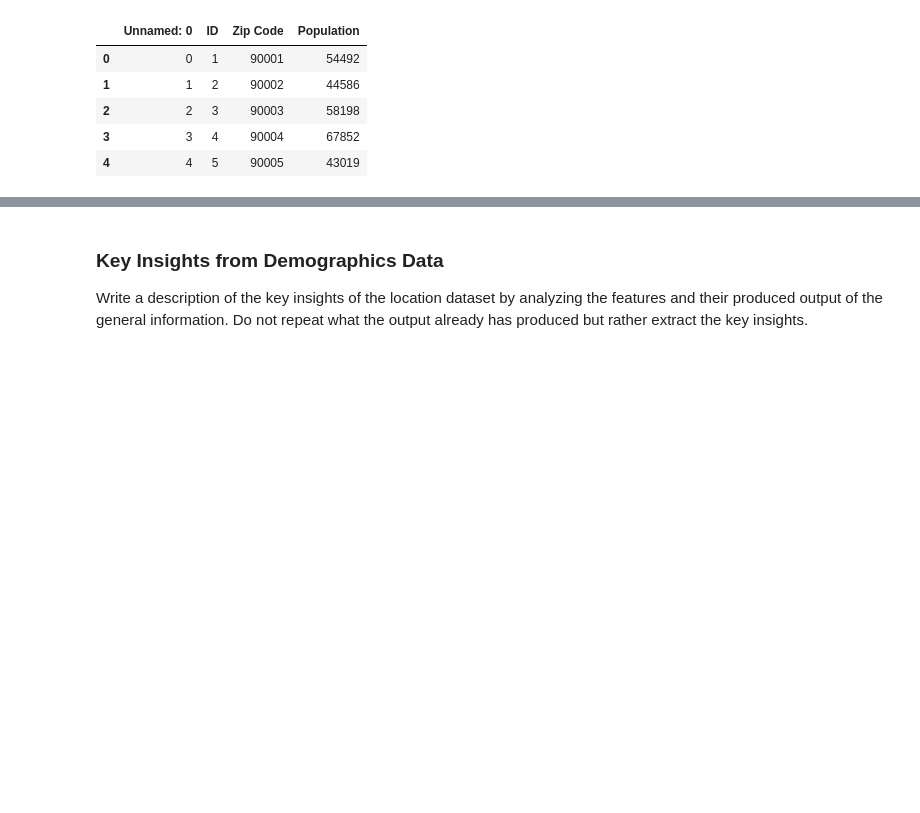
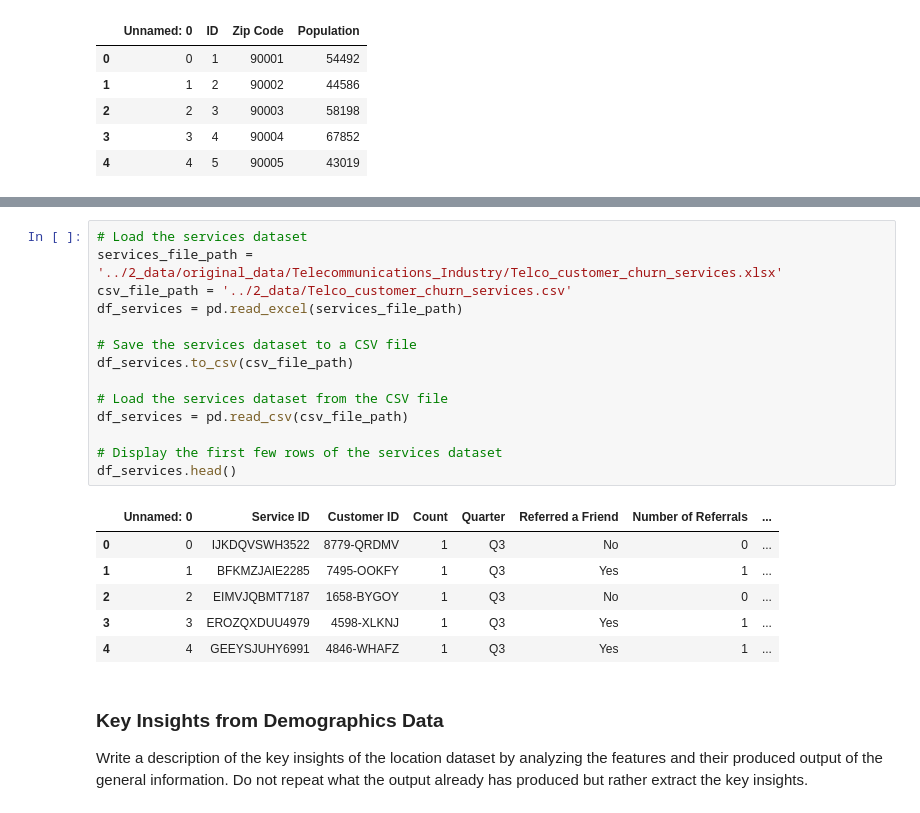
Before and after one commit to eelisee/telco-customer-churn, a Jupyter notebook: 3_preprocessing/preprocessing.ipynb, the cells around one changed output, grey strips where cells are left out. Drawn from its saved outputs; the diff is of its cells as text; blank space fills up the shorter version.

```diff
--- a/3_preprocessing/preprocessing.ipynb
+++ b/3_preprocessing/preprocessing.ipynb
@@ -385,3 +432,24 @@ Write a description of the key insights of the location dataset by analyzing the
+# %%
+# Load the services dataset
+services_file_path = '../2_data/original_data/Telecommunications_Industry/Telco_customer_churn_services.xlsx'
+csv_file_path = '../2_data/Telco_customer_churn_services.csv'
+df_services = pd.read_excel(services_file_path)
+
+# Save the services dataset to a CSV file
+df_services.to_csv(csv_file_path)
+
+# Load the services dataset from the CSV file
+df_services = pd.read_csv(csv_file_path)
+
+# Display the first few rows of the services dataset
+df_services.head()
+# %% [output]
+|  | Unnamed: 0 | Service ID | Customer ID | Count | Quarter | Referred a Friend | Number of Referrals | ... |
+| 0 | 0 | IJKDQVSWH3522 | 8779-QRDMV | 1 | Q3 | No | 0 | ... |
+| 1 | 1 | BFKMZJAIE2285 | 7495-OOKFY | 1 | Q3 | Yes | 1 | ... |
+| 2 | 2 | EIMVJQBMT7187 | 1658-BYGOY | 1 | Q3 | No | 0 | ... |
+| 3 | 3 | EROZQXDUU4979 | 4598-XLKNJ | 1 | Q3 | Yes | 1 | ... |
+| 4 | 4 | GEEYSJUHY6991 | 4846-WHAFZ | 1 | Q3 | Yes | 1 | ... |
 # %% [markdown]
 ### Key Insights from Demographics Data
 
```
Also changed, not shown: parts of 5 cells of this notebook.
